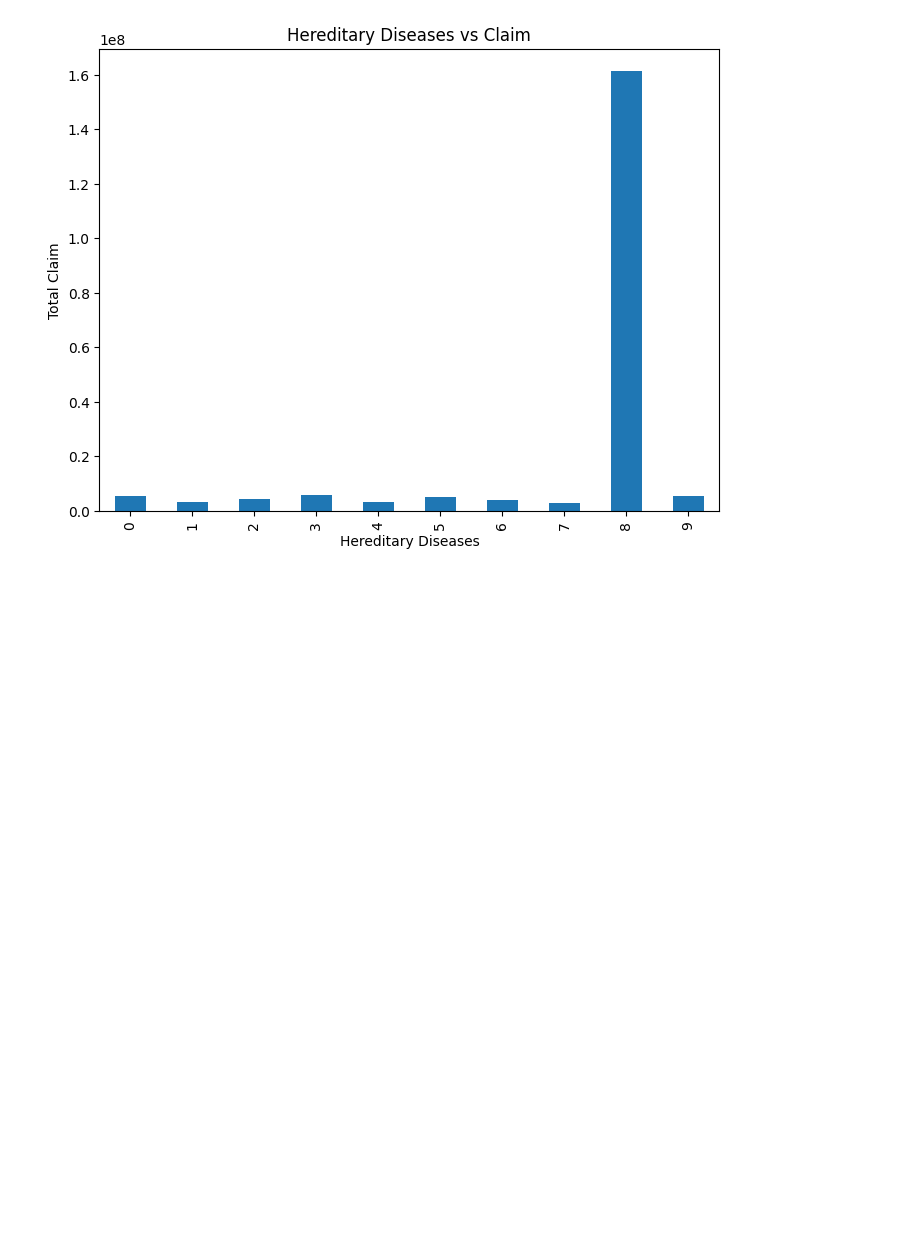
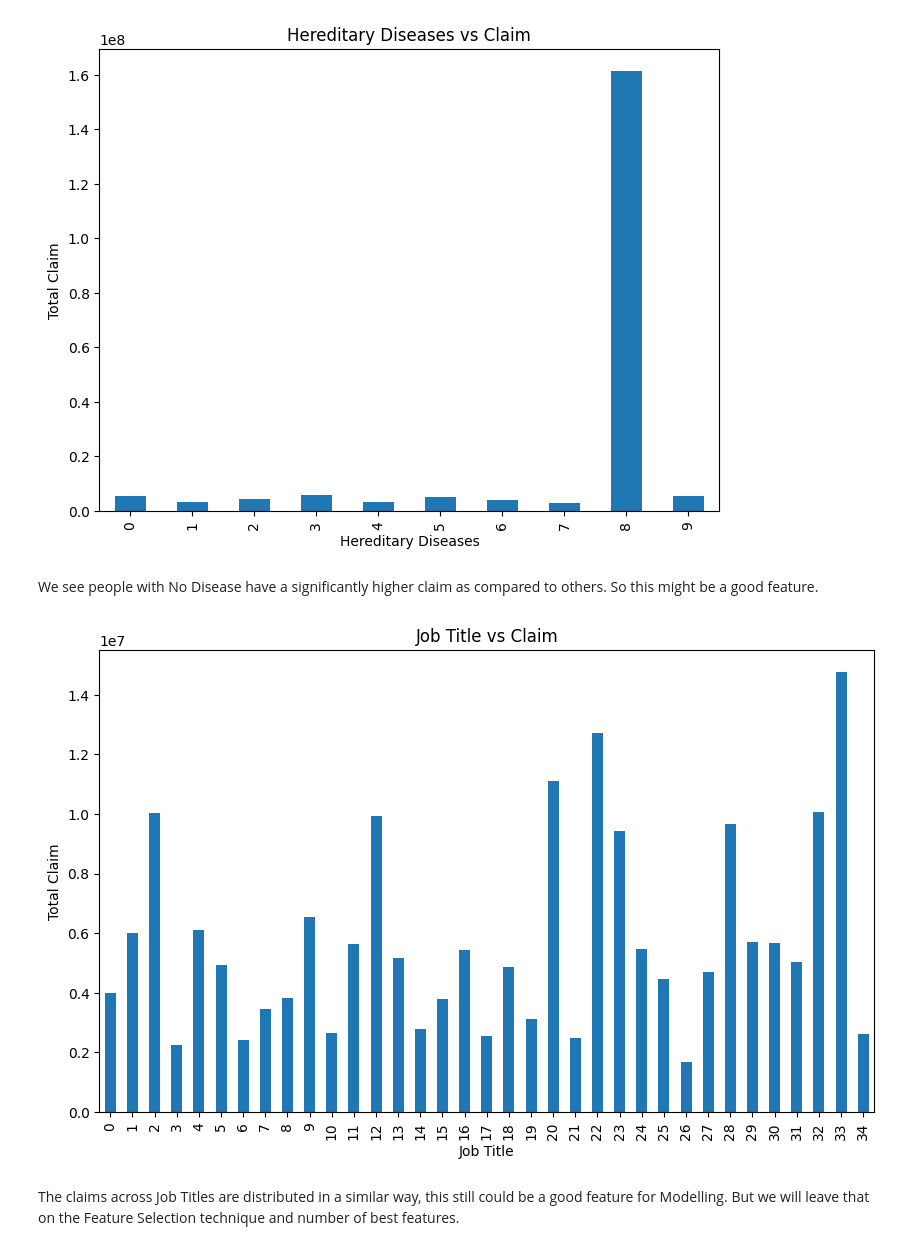
Before and after one commit to arun-ekambaram/Health-Insurance-Claim-Prediction, a Jupyter notebook: experiment.ipynb, the cells around one changed output. Drawn from its saved outputs; the diff is of its cells as text; code cells hidden in the pictures; blank space fills up the shorter version.

```diff
--- a/experiment.ipynb
+++ b/experiment.ipynb
@@ -452,3 +452,16 @@ plt.title('Hereditary Diseases vs Claim')
 plt.show()
 # %% [output]
 [figure]
+# %% [markdown]
+We see people with No Disease have a significantly higher claim as compared to others. So this might be a good feature.
+# %%
+plt.figure(figsize=(10, 6))
+job_claim.plot(kind='bar', stacked=True)
+plt.xlabel('Job Title')
+plt.ylabel('Total Claim')
+plt.title('Job Title vs Claim')
+plt.show()
+# %% [output]
+[figure, added]
+# %% [markdown]
+The claims across Job Titles are distributed in a similar way, this still could be a good feature for Modelling. But we will leave that on the Feature Selection technique and number of best features.
```
Also changed, not shown: parts of 17 cells of this notebook.
